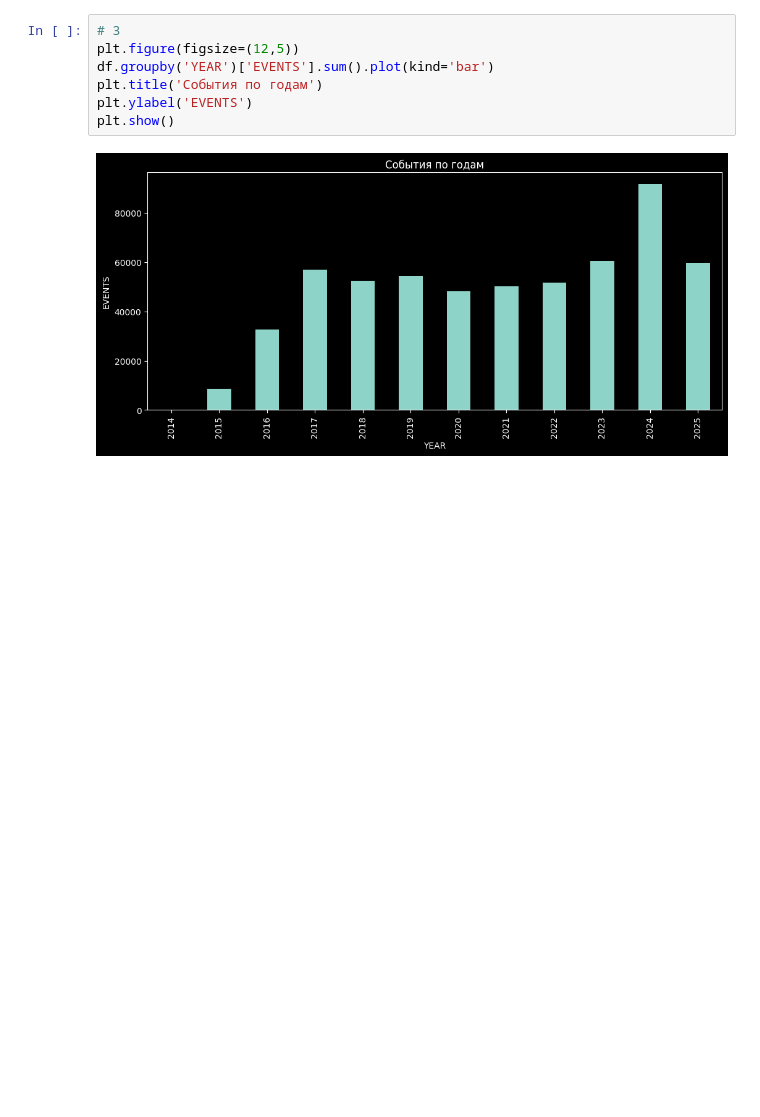
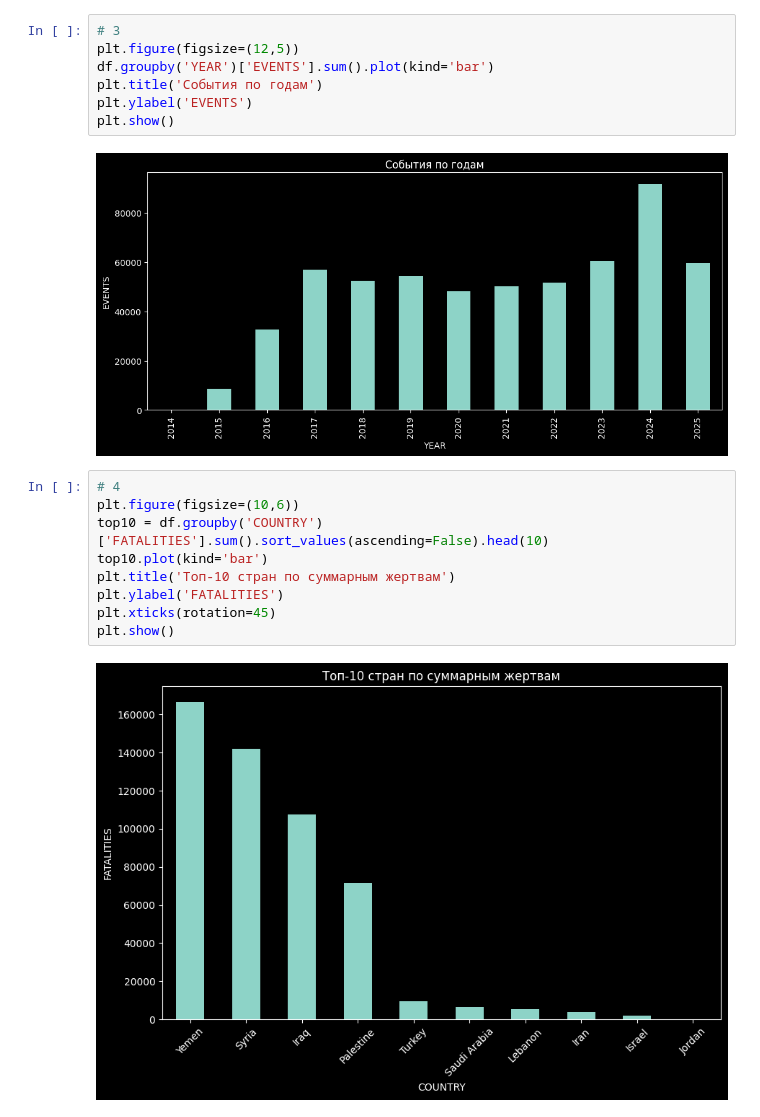
Before and after one commit to alxr33dd/middle_east, a Jupyter notebook: middle_east.ipynb, the cells around one changed output. Saved outputs shown, nothing was run; the diff lists cells and outputs as text; blank space fills up the shorter version.

Commit message:
Plot top 10 countries by total fatalities

```diff
--- a/middle_east.ipynb
+++ b/middle_east.ipynb
@@ -90,3 +90,14 @@ plt.ylabel('EVENTS')
 plt.show()
 # %% [output]
 [figure]
+# %%
+# 4
+plt.figure(figsize=(10,6))
+top10 = df.groupby('COUNTRY')['FATALITIES'].sum().sort_values(ascending=False).head(10)
+top10.plot(kind='bar')
+plt.title('Топ-10 стран по суммарным жертвам')
+plt.ylabel('FATALITIES')
+plt.xticks(rotation=45)
+plt.show()
+# %% [output]
+[figure, added]
```
